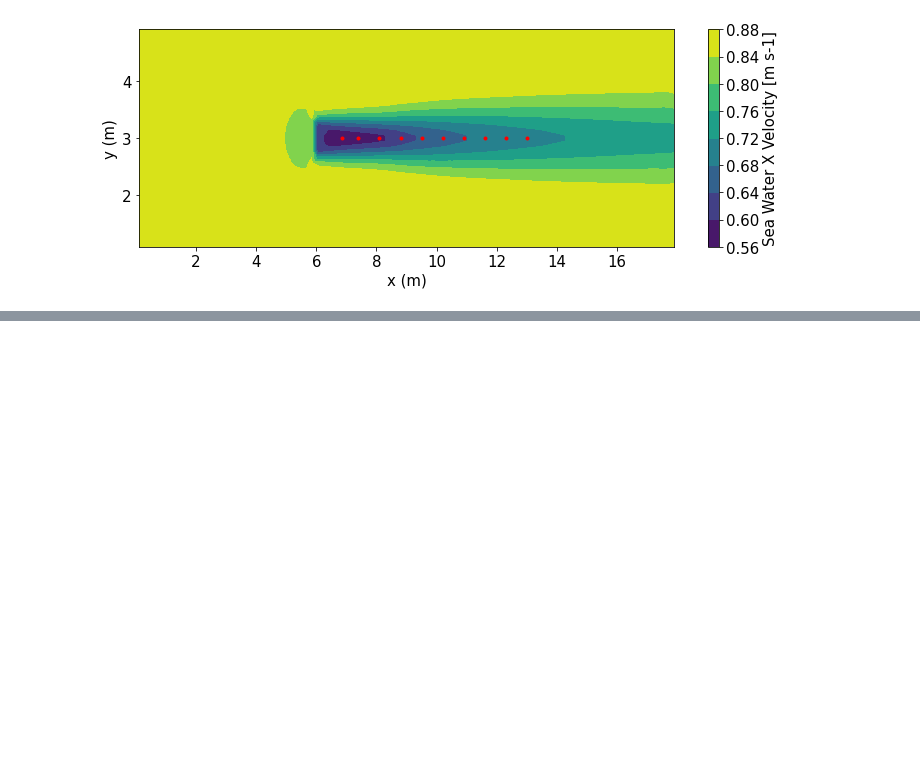
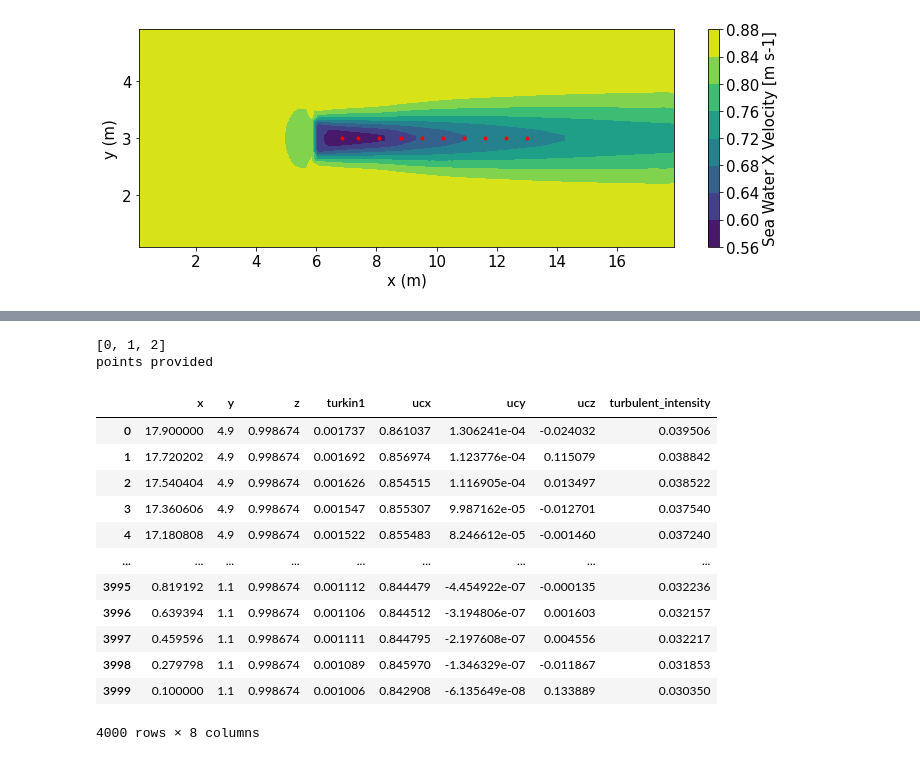
Before and after one commit to browniea/Delft3D_verify, a Jupyter notebook: Delft3d_verify.ipynb, the cells around one changed output, grey strips where cells are left out. Saved outputs shown, nothing was run; the diff lists cells and outputs as text; code cells hidden in the pictures; blank space fills up the shorter version.

```diff
--- a/Delft3d_verify.ipynb
+++ b/Delft3d_verify.ipynb
@@ -247,5 +262,28 @@ InvalidIndexError: (slice(None, None, None), None)
 # %%
+x_contour = np.linspace(xmin, xmax, num=100)
+y_contour = np.linspace(ymin, ymax, num=40)
+z_contour = np.mean([zmin,zmax])
+
+contour_points = d3d.create_points(x_contour, y_contour, z_contour)
+
 TI= d3d.turbulent_intensity(d3d_data, points= contour_points ,intermediate_values = True)
+TI
+# %% [output]
+[0, 1, 2]
+points provided
+|  | x | y | z | turkin1 | ucx | ucy | ucz | turbulent_intensity |
+| 0 | 17.900000 | 4.9 | 0.998674 | 0.001737 | 0.861037 | 1.306241e-04 | -0.024032 | 0.039506 |
+| 1 | 17.720202 | 4.9 | 0.998674 | 0.001692 | 0.856974 | 1.123776e-04 | 0.115079 | 0.038842 |
+| 2 | 17.540404 | 4.9 | 0.998674 | 0.001626 | 0.854515 | 1.116905e-04 | 0.013497 | 0.038522 |
+| 3 | 17.360606 | 4.9 | 0.998674 | 0.001547 | 0.855307 | 9.987162e-05 | -0.012701 | 0.037540 |
+| 4 | 17.180808 | 4.9 | 0.998674 | 0.001522 | 0.855483 | 8.246612e-05 | -0.001460 | 0.037240 |
+| ... | ... | ... | ... | ... | ... | ... | ... | ... |
+| 3995 | 0.819192 | 1.1 | 0.998674 | 0.001112 | 0.844479 | -4.454922e-07 | -0.000135 | 0.032236 |
+| 3996 | 0.639394 | 1.1 | 0.998674 | 0.001106 | 0.844512 | -3.194806e-07 | 0.001603 | 0.032157 |
+| 3997 | 0.459596 | 1.1 | 0.998674 | 0.001111 | 0.844795 | -2.197608e-07 | 0.004556 | 0.032217 |
+| 3998 | 0.279798 | 1.1 | 0.998674 | 0.001089 | 0.845970 | -1.346329e-07 | -0.011867 | 0.031853 |
+| 3999 | 0.100000 | 1.1 | 0.998674 | 0.001006 | 0.842908 | -6.135649e-08 | 0.133889 | 0.030350 |
+4000 rows × 8 columns
 # %%
 # Creating new plot limits
 max_plot_v= 0.3
```
Also changed, not shown: parts of 6 cells of this notebook.
